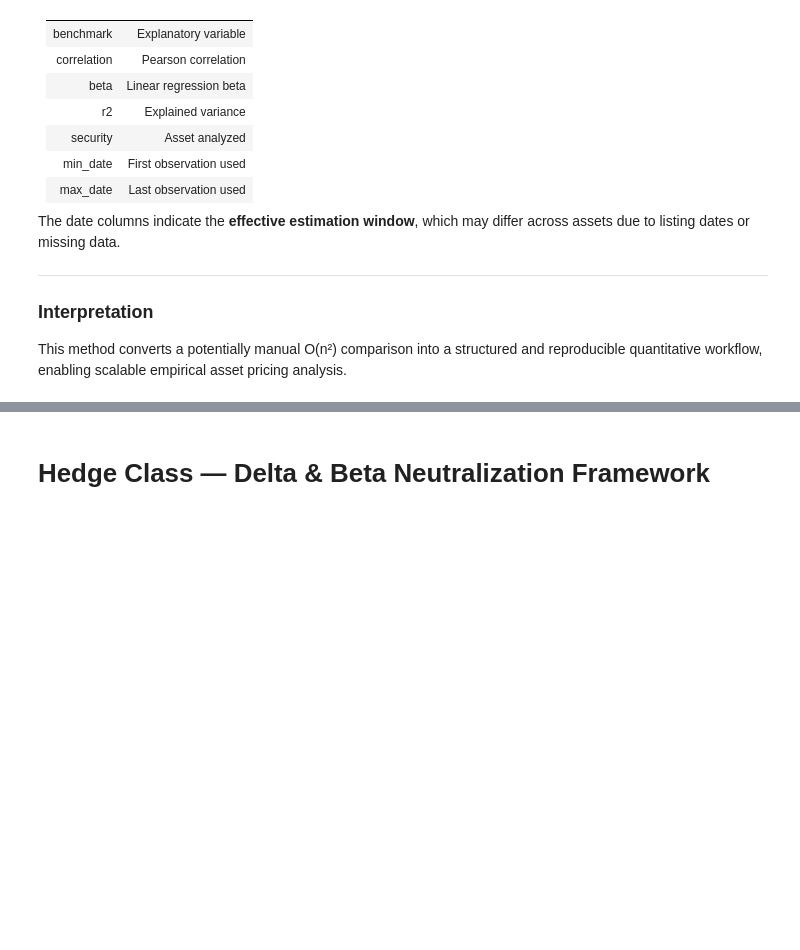
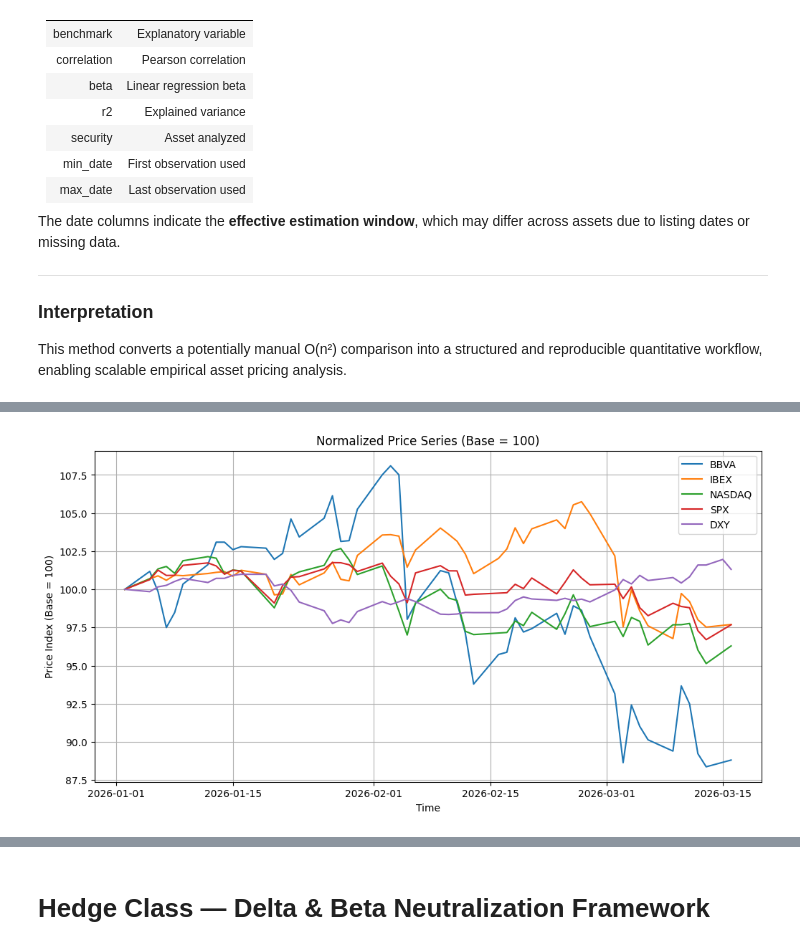
Before and after one commit to hectoras20/py-projects, a Jupyter notebook: Quant_Finance_Project/quantitative_market_analysis_workflow.ipynb, the cells around one changed output, grey strips where cells are left out. Cells and saved outputs as stored; diff of their text form; code cells hidden in the pictures; blank space fills up the shorter version.

```diff
--- a/Quant_Finance_Project/quantitative_market_analysis_workflow.ipynb
+++ b/Quant_Finance_Project/quantitative_market_analysis_workflow.ipynb
@@ -827,0 +877,10 @@ print(df)
+# %%
+from capm import plot_normalized_timeseries
+rics = ["BBVA","IBEX", "NASDAQ","SPX", 'DXY']
+plot_normalized_timeseries(
+    rics,
+    from_date="2026-01-01",
+    base_value=100
+)
+# %% [output]
+[figure, added]
```
Also changed, not shown: parts of 17 cells of this notebook, 18 other files.
